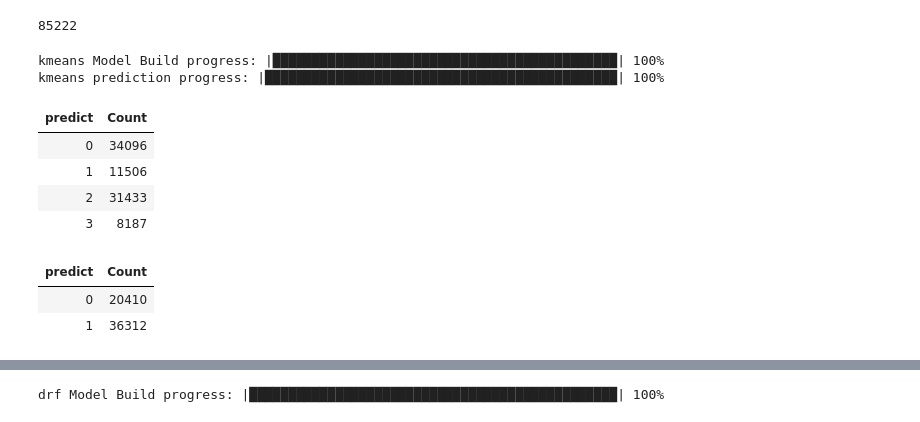
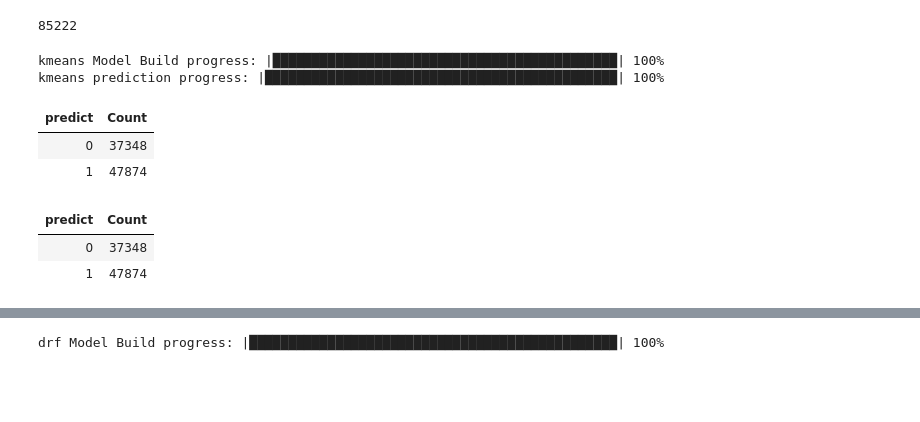
Before and after one commit to ubaldo-peralta-sanchez/credit_card_fraud_tool, a Jupyter notebook: TFM Credit Card Fraud Tool.ipynb, the cells around one changed output, grey strips where cells are left out. Cells and saved outputs as stored; diff of their text form; code cells hidden in the pictures; blank space fills up the shorter version.

```diff
--- a/TFM Credit Card Fraud Tool.ipynb
+++ b/TFM Credit Card Fraud Tool.ipynb
@@ -51,5 +51,5 @@ Checking whether there is an H2O instance running at http://localhost:54323 . co
 # %%
-transactions = h2o.import_file("C:\\Users\\uba_p\\\Downloads\\TFM\\creditcard.csv")
+transactions = h2o.import_file("C:\\Users\\uba_p\\Downloads\\TFM\\creditcard.csv")
 # %% [output]
 Parse progress: |█████████████████████████████████████████████████████████| 100%
 # %%
@@ -89,20 +79,19 @@ transactions['Class'].table()
 | 1 | 492 |
 # %%
 #heatmap
+"""
 corr = transactions.cor()
 plt.figure(figsize=(12,10))
 heat = sns.heatmap(data=corr)
 plt.title('Heatmap of Correlation')
 
 transactions.summary()
+"""
 
+transactions_pd = pd.read_csv("C:\\Users\\uba_p\\\Downloads\\TFM\\creditcard.csv")
 
-"""
-transactions = pd.read_csv("C:\\Users\\uba_p\\\Downloads\\TFM\\creditcard.csv")
-
-corr = transactions.corr()
+corr = transactions_pd.corr()
 plt.figure(figsize=(12,10))
 heat = sns.heatmap(data=corr)
 plt.title('Heatmap of Correlation')
-"""
 # %% [output]
@@ -134,5 +147,5 @@ Cols:31
 # %%
 # Set the predictors:
-predictors = transactions[1:28].names
+predictors = transactions[1:29].names
 predictors
 # %% [output]
@@ -188,33 +198,30 @@ len(valid)
 85222
 # %%
 # Build and train the model:
-tr_kmeans = H2OKMeansEstimator(k=6,
+tr_kmeans = H2OKMeansEstimator(k=2,
                                  estimate_k=True,
                                  standardize=True,
                                  seed=1234)
 # %%
 tr_kmeans.train(x=predictors,
                   training_frame=train,
                   validation_frame=valid)
 
 # Eval performance:
 perf = tr_kmeans.model_performance()
 
 #  Generate predictions on a validation set (if necessary):
 pred = tr_kmeans.predict(valid)
-pred.table()
 # %% [output]
 kmeans Model Build progress: |████████████████████████████████████████████| 100%
 kmeans prediction progress: |█████████████████████████████████████████████| 100%
 | predict | Count |
-| 0 | 34096 |
-| 1 | 11506 |
-| 2 | 31433 |
-| 3 | 8187 |
+| 0 | 37348 |
+| 1 | 47874 |
 # %%
 # Eval performance:
 pred.table()
 # %% [output]
 | predict | Count |
-| 0 | 20410 |
-| 1 | 36312 |
+| 0 | 37348 |
+| 1 | 47874 |
```
Also changed, not shown: parts of 12 cells of this notebook.
